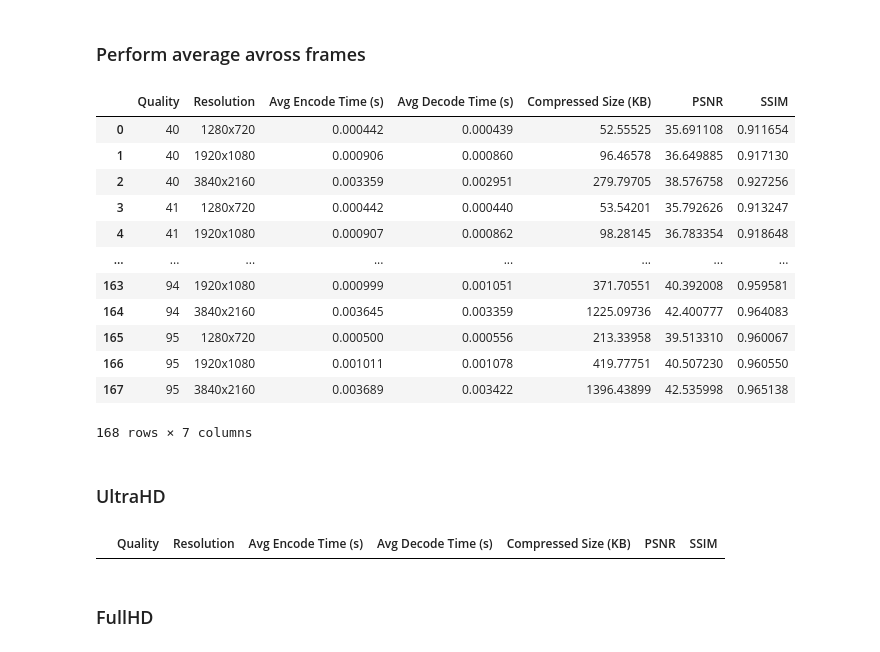
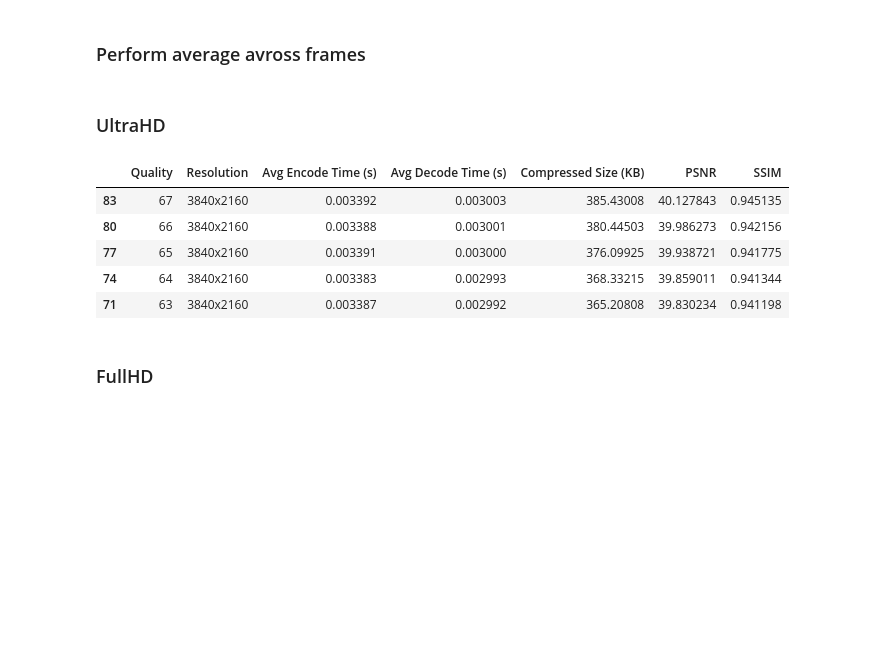
Before and after one commit to simdeistud/video-compression-latency-benchmarks, a Jupyter notebook: 3_benchmarks/src/benchmark_scripts/exebench/viz_gpujpeg_LoLa.ipynb, the cells around one changed output. Cells and saved outputs as stored; diff of their text form; code cells hidden in the pictures; blank space fills up the shorter version.

```diff
--- a/3_benchmarks/src/benchmark_scripts/exebench/viz_gpujpeg_LoLa.ipynb
+++ b/3_benchmarks/src/benchmark_scripts/exebench/viz_gpujpeg_LoLa.ipynb
@@ -178,21 +178,6 @@ df_agg = df.groupby(['Quality', 'Resolution']).agg({
     'PSNR': 'mean',
     'SSIM': 'mean',
 }).reset_index()
-df_agg
-# %% [output]
-|  | Quality | Resolution | Avg Encode Time (s) | Avg Decode Time (s) | Compressed Size (KB) | PSNR | SSIM |
-| 0 | 40 | 1280x720 | 0.000442 | 0.000439 | 52.55525 | 35.691108 | 0.911654 |
-| 1 | 40 | 1920x1080 | 0.000906 | 0.000860 | 96.46578 | 36.649885 | 0.917130 |
-| 2 | 40 | 3840x2160 | 0.003359 | 0.002951 | 279.79705 | 38.576758 | 0.927256 |
-| 3 | 41 | 1280x720 | 0.000442 | 0.000440 | 53.54201 | 35.792626 | 0.913247 |
-| 4 | 41 | 1920x1080 | 0.000907 | 0.000862 | 98.28145 | 36.783354 | 0.918648 |
-| ... | ... | ... | ... | ... | ... | ... | ... |
-| 163 | 94 | 1920x1080 | 0.000999 | 0.001051 | 371.70551 | 40.392008 | 0.959581 |
-| 164 | 94 | 3840x2160 | 0.003645 | 0.003359 | 1225.09736 | 42.400777 | 0.964083 |
-| 165 | 95 | 1280x720 | 0.000500 | 0.000556 | 213.33958 | 39.513310 | 0.960067 |
-| 166 | 95 | 1920x1080 | 0.001011 | 0.001078 | 419.77751 | 40.507230 | 0.960550 |
-| 167 | 95 | 3840x2160 | 0.003689 | 0.003422 | 1396.43899 | 42.535998 | 0.965138 |
-168 rows × 7 columns
 # %%
 df_ultrahd = df_agg[df_agg['Resolution'] == '3840x2160']
 df_fullhd = df_agg[df_agg['Resolution'] == '1920x1080']
@@ -200,9 +185,14 @@ df_hd = df_agg[df_agg['Resolution'] == '1280x720']
 # %% [markdown]
 ### UltraHD
 # %%
-df_ultrahd[df_ultrahd['Avg Encode Time (s)'] * 1000 + df_ultrahd['Avg Decode Time (s)'] * 1000 <= 2 * 2].sort_values(by='SSIM', ascending=False).head(5)
+df_ultrahd[df_ultrahd['Avg Encode Time (s)'] * 1000 + df_ultrahd['Avg Decode Time (s)'] * 1000 <= 3.2 * 2].sort_values(by='SSIM', ascending=False).head(5)
 # %% [output]
 |  | Quality | Resolution | Avg Encode Time (s) | Avg Decode Time (s) | Compressed Size (KB) | PSNR | SSIM |
+| 83 | 67 | 3840x2160 | 0.003392 | 0.003003 | 385.43008 | 40.127843 | 0.945135 |
+| 80 | 66 | 3840x2160 | 0.003388 | 0.003001 | 380.44503 | 39.986273 | 0.942156 |
+| 77 | 65 | 3840x2160 | 0.003391 | 0.003000 | 376.09925 | 39.938721 | 0.941775 |
+| 74 | 64 | 3840x2160 | 0.003383 | 0.002993 | 368.33215 | 39.859011 | 0.941344 |
+| 71 | 63 | 3840x2160 | 0.003387 | 0.002992 | 365.20808 | 39.830234 | 0.941198 |
 # %% [markdown]
 ### FullHD
 # %%
```
Also changed, not shown: 3 other files.
